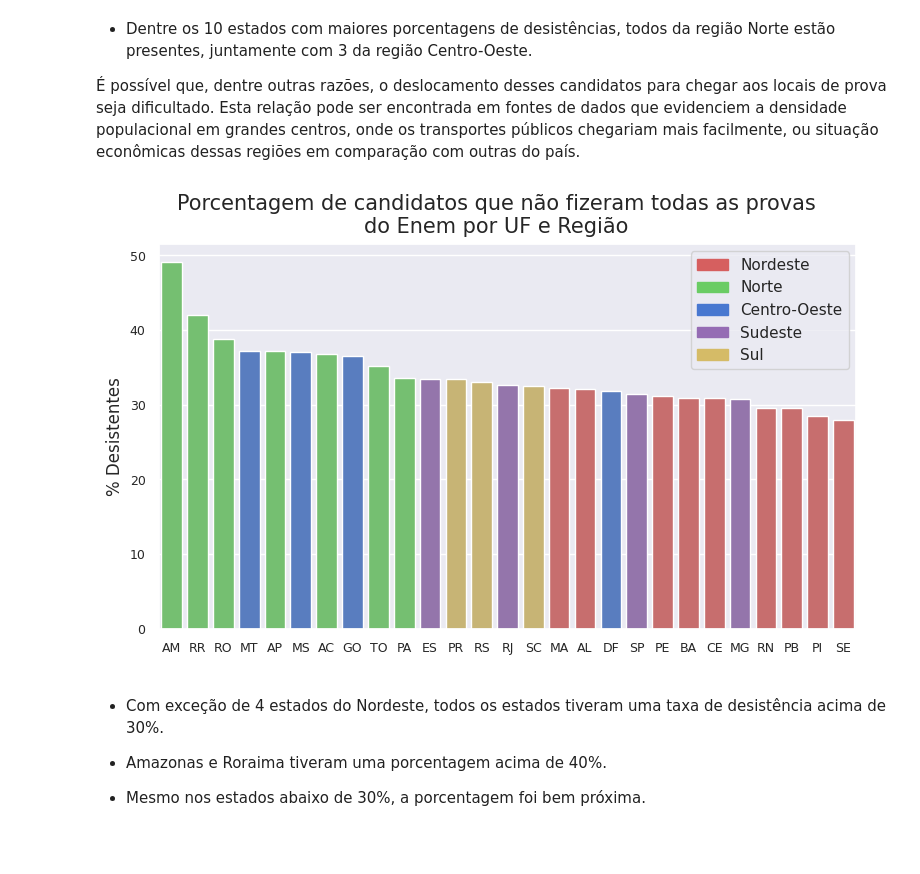
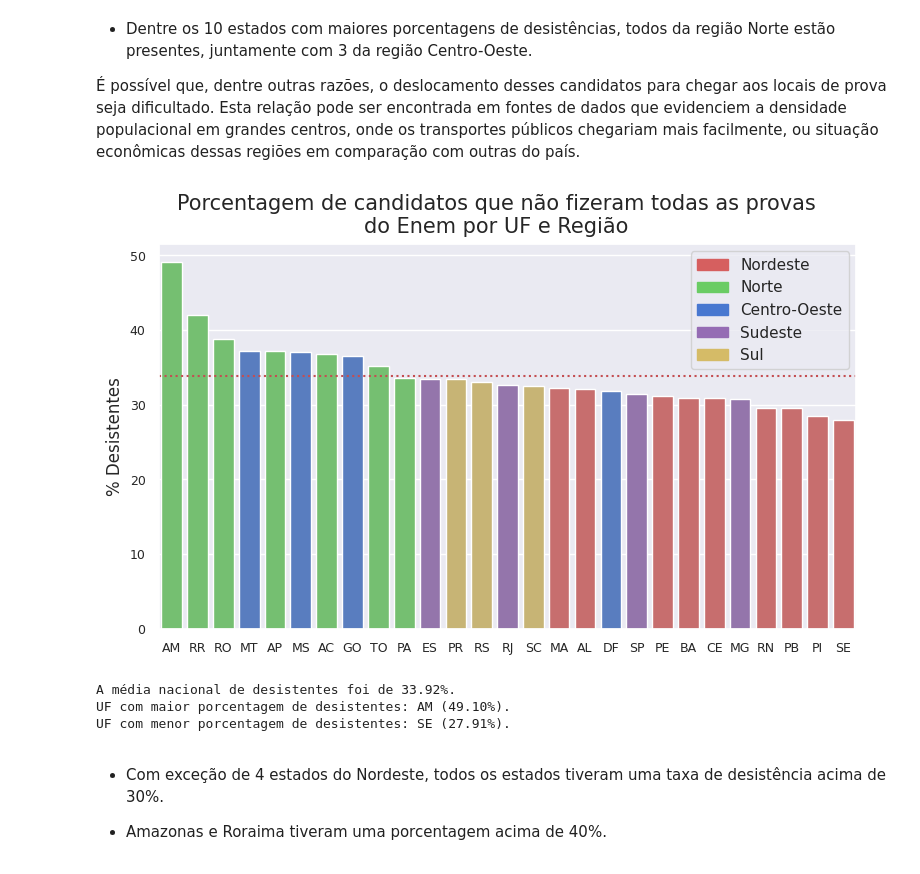
Before and after one commit to Tathy/Analise_Microdados_Enem_2022, a Jupyter notebook: Analise_de_Microdados_do_ENEM_2022.ipynb, the cells around one changed output. Drawn from its saved outputs; the diff is of its cells as text; code cells hidden in the pictures.

Commit message:
Media de desistencia nacional

```diff
--- a/Analise_de_Microdados_do_ENEM_2022.ipynb
+++ b/Analise_de_Microdados_do_ENEM_2022.ipynb
@@ -527,27 +522,42 @@ uf_populacao_participantes_enem.sort_values('% Desistentes', ascending = False).
 
 É possível que, dentre outras razões, o deslocamento desses candidatos para chegar aos locais de prova seja dificultado. Esta relação pode ser encontrada em fontes de dados que evidenciem a densidade populacional em grandes centros, onde os transportes públicos chegariam mais facilmente, ou situação econômicas dessas regiões em comparação com outras do país.
 # %%
+# Métricas unitárias
+media_nacional = uf_populacao_participantes_enem['% Desistentes'].mean()
+UF_mais_desistentes = uf_populacao_participantes_enem.sort_values('% Desistentes', ascending = False).iloc[0,0]
+porcentagem_mais_desistentes = uf_populacao_participantes_enem.sort_values('% Desistentes', ascending = False).iloc[0,6]
+UF_menos_desistentes = uf_populacao_participantes_enem.sort_values('% Desistentes', ascending = False).iloc[-1, 0]
+porcentagem_menos_desistentes = uf_populacao_participantes_enem.sort_values('% Desistentes', ascending = False).iloc[-1, 6]
+
 # Inicialização do matplotlib figure
 fig, ax = plt.subplots(figsize = (9,5))
 
 # Plot
 fig.suptitle('Porcentagem de candidatos que não fizeram todas as provas\ndo Enem por UF e Região',
              fontsize = 15)
 
 sns.barplot(data = uf_populacao_participantes_enem.sort_values('% Desistentes', ascending = False), x = 'UF', y = '% Desistentes',
             palette = uf_populacao_participantes_enem.sort_values('% Desistentes', ascending = False)['Região'].apply(mapear_cores))
+# Destaque da média da porcentagem de desistentes nacional
+plt.axhline(y = media_nacional, color = 'r', linestyle = ':')
+
 ax.set(xlabel = '')
 ax.tick_params(labelsize = 9)
 
 # Legenda de cor por Região
 plt.legend(handles=[nordeste, norte, centro_oeste, sudeste, sul])
 
 plt.show()
+
+print(f'\nA média nacional de desistentes foi de {media_nacional:.2f}%.')
+print(f'UF com maior porcentagem de desistentes: {UF_mais_desistentes} ({porcentagem_mais_desistentes:.2f}%).')
+print(f'UF com menor porcentagem de desistentes: {UF_menos_desistentes} ({porcentagem_menos_desistentes:.2f}%).')
 # %% [output]
-[figure, old version]
+[figure, new version]
+A média nacional de desistentes foi de 33.92%.
+UF com maior porcentagem de desistentes: AM (49.10%).
+UF com menor porcentagem de desistentes: SE (27.91%).
 # %% [markdown]
 * Com exceção de 4 estados do Nordeste, todos os estados tiveram uma taxa de desistência acima de 30%.
 
 * Amazonas e Roraima tiveram uma porcentagem acima de 40%.
-
-* Mesmo nos estados abaixo de 30%, a porcentagem foi bem próxima.
```
Also changed, not shown: parts of 3 cells of this notebook.
